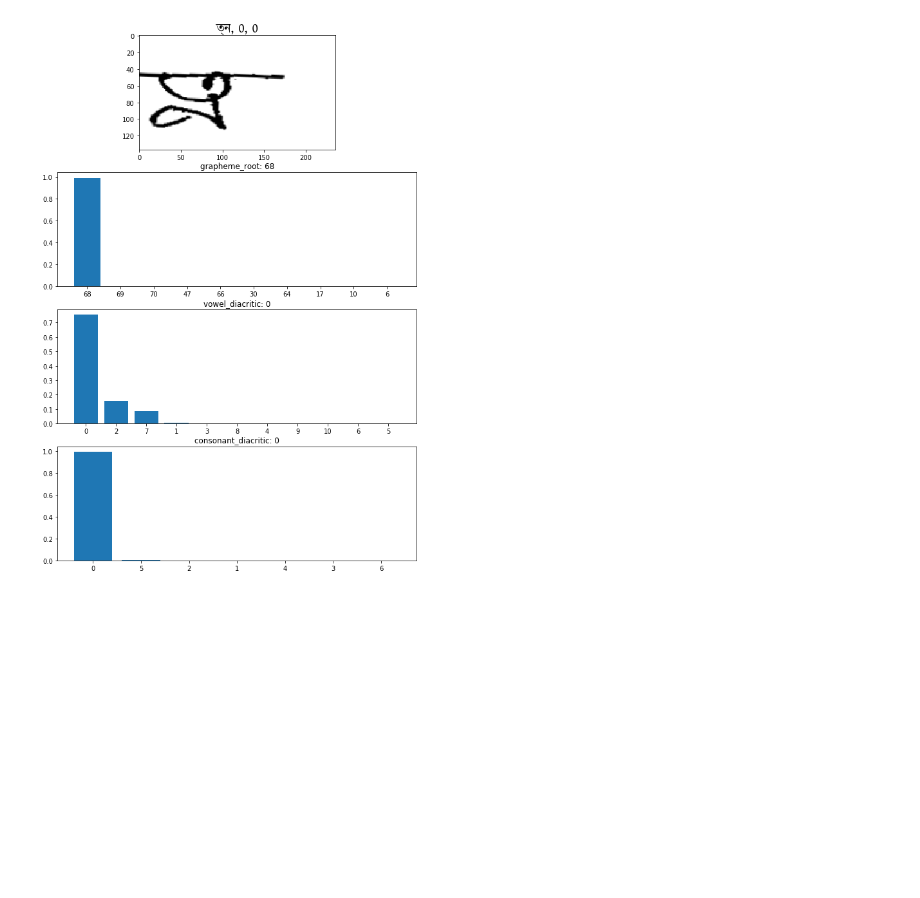
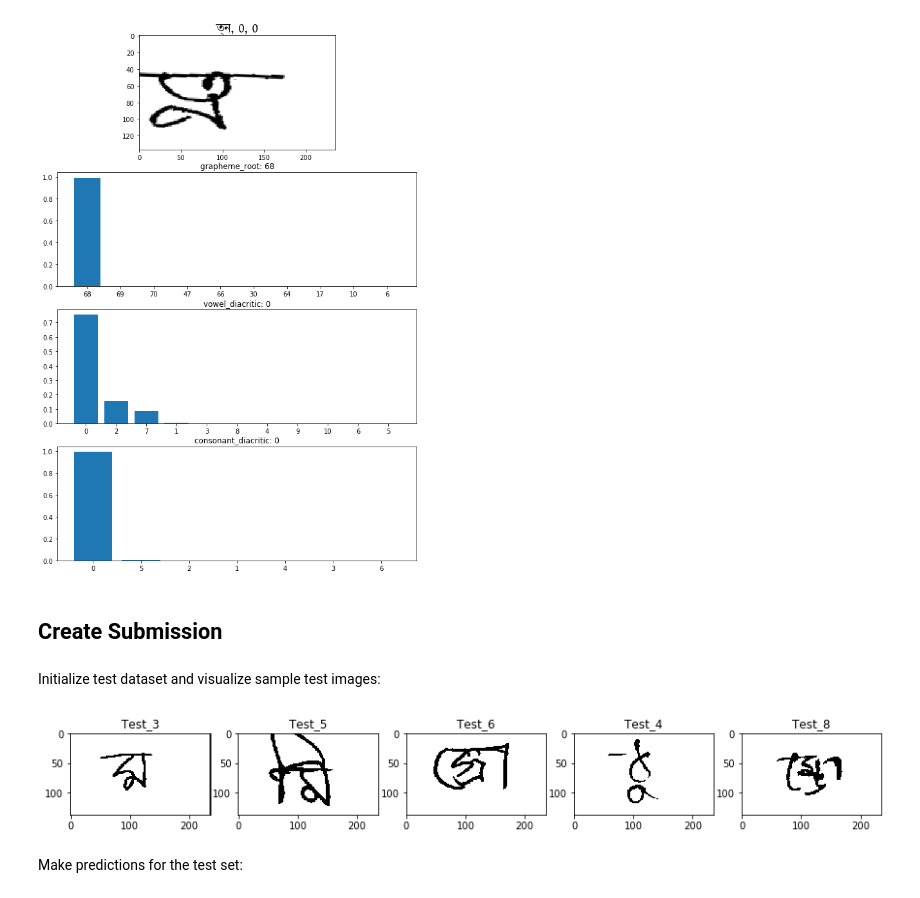
Before and after one commit to Lexie88rus/Bengali_AI_Competition, a Jupyter notebook: Bengali.AI Baseline Model.ipynb, the cells around one changed output. Drawn from its saved outputs; the diff is of its cells as text; code cells hidden in the pictures; blank space fills up the shorter version.

Commit message:
Updated the model notebook: Added submission creation code

```diff
--- a/Bengali.AI Baseline Model.ipynb
+++ b/Bengali.AI Baseline Model.ipynb
@@ -89,7 +89,7 @@ def train_transforms(p=.5):
         albu.Resize(height = HEIGHT, width = WIDTH)
     ], p=1.0)
 
-def valid_transforms(p=.5):
+def valid_transforms():
     '''
     Function returns the training pipeline of augmentations
     '''
@@ -514,3 +514,24 @@ for img, labels in testloader:
     break;
 # %% [output]
 [figure]
+# %% [markdown]
+## Create Submission
+# %% [markdown]
+Initialize test dataset and visualize sample test images:
+# %%
+# initialize train dataset
+test_dataset = BengaliDataset(test, valid_transforms(), test_labels, validation = True)
+# %%
+sample_validloader = DataLoader(test_dataset, batch_size=5, shuffle=True, num_workers=0)
+# %%
+# plot sample train data
+for img, image_ids in sample_validloader:
+    fig, axs = plt.subplots(1, img.shape[0], figsize=(15,10))
+    for i in range(0, img.shape[0]):
+        axs[i].imshow(TF.to_pil_image(img[i].reshape(HEIGHT, WIDTH)), cmap='gray')
+        axs[i].set_title(image_ids[i])
+    break;
+# %% [output]
+[figure, added]
+# %% [markdown]
+Make predictions for the test set:
```
Also changed, not shown: parts of 5 cells of this notebook.
